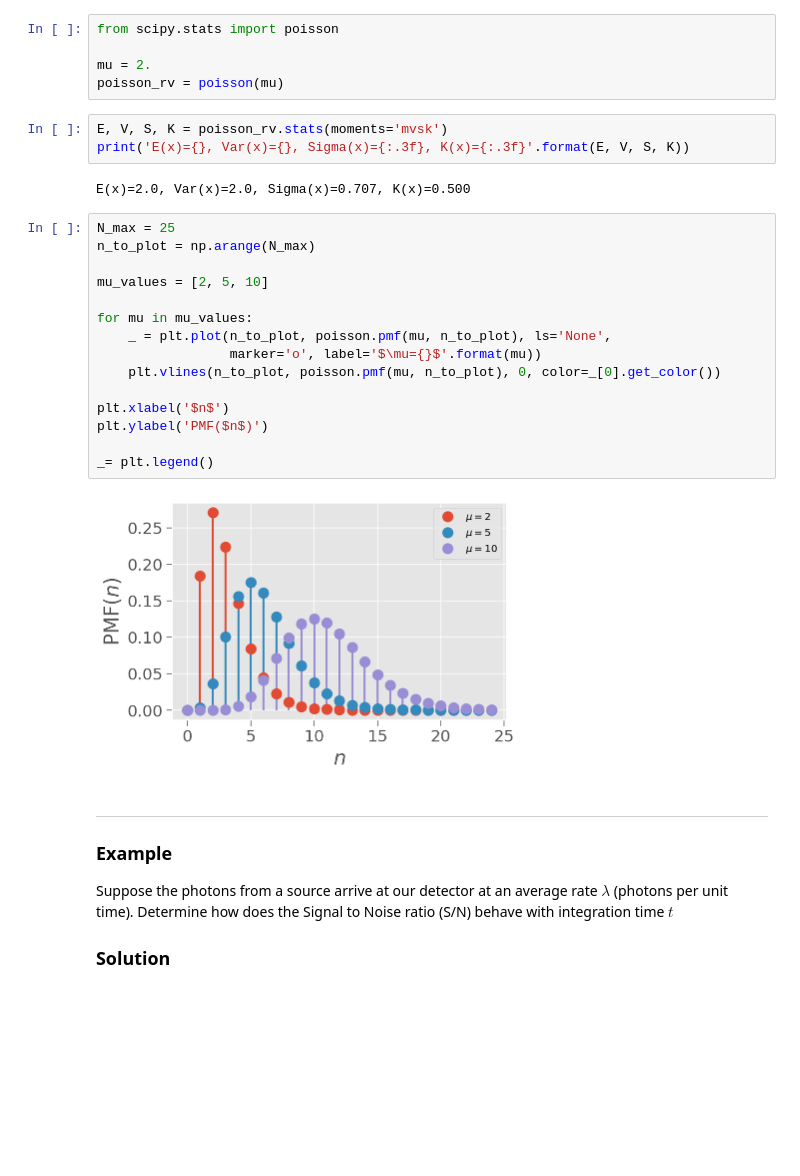
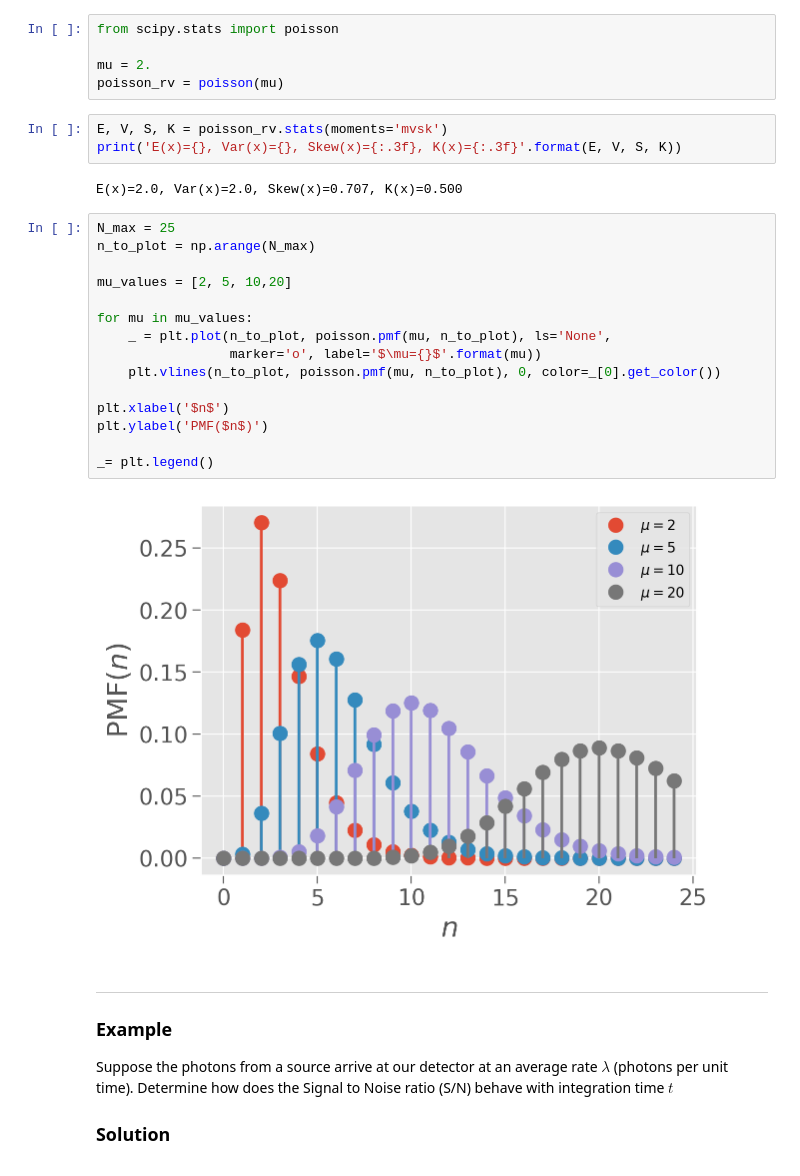
Before and after one commit to cefuente/astroinformatica, a Jupyter notebook: U2 - Distributions.ipynb, the cells around one changed output. Drawn from its saved outputs; the diff is of its cells as text; blank space fills up the shorter version.

```diff
--- a/U2 - Distributions.ipynb
+++ b/U2 - Distributions.ipynb
@@ -198,26 +214,26 @@ mu = 2.
 poisson_rv = poisson(mu)
 # %%
 E, V, S, K = poisson_rv.stats(moments='mvsk')
-print('E(x)={}, Var(x)={}, Sigma(x)={:.3f}, K(x)={:.3f}'.format(E, V, S, K))
+print('E(x)={}, Var(x)={}, Skew(x)={:.3f}, K(x)={:.3f}'.format(E, V, S, K))
 # %% [output]
-E(x)=2.0, Var(x)=2.0, Sigma(x)=0.707, K(x)=0.500
+E(x)=2.0, Var(x)=2.0, Skew(x)=0.707, K(x)=0.500
 # %%
 N_max = 25
 n_to_plot = np.arange(N_max)
 
-mu_values = [2, 5, 10]
+mu_values = [2, 5, 10,20]
 
 for mu in mu_values:
     _ = plt.plot(n_to_plot, poisson.pmf(mu, n_to_plot), ls='None',
                  marker='o', label='$\mu={}$'.format(mu))
     plt.vlines(n_to_plot, poisson.pmf(mu, n_to_plot), 0, color=_[0].get_color())
 
 plt.xlabel('$n$')
 plt.ylabel('PMF($n$)')
 
 _= plt.legend()
 # %% [output]
-[figure, old version]
+[figure, new version]
 # %% [markdown]
 ---
 ### Example
```
Also changed, not shown: parts of 13 cells of this notebook, 2 other files.
